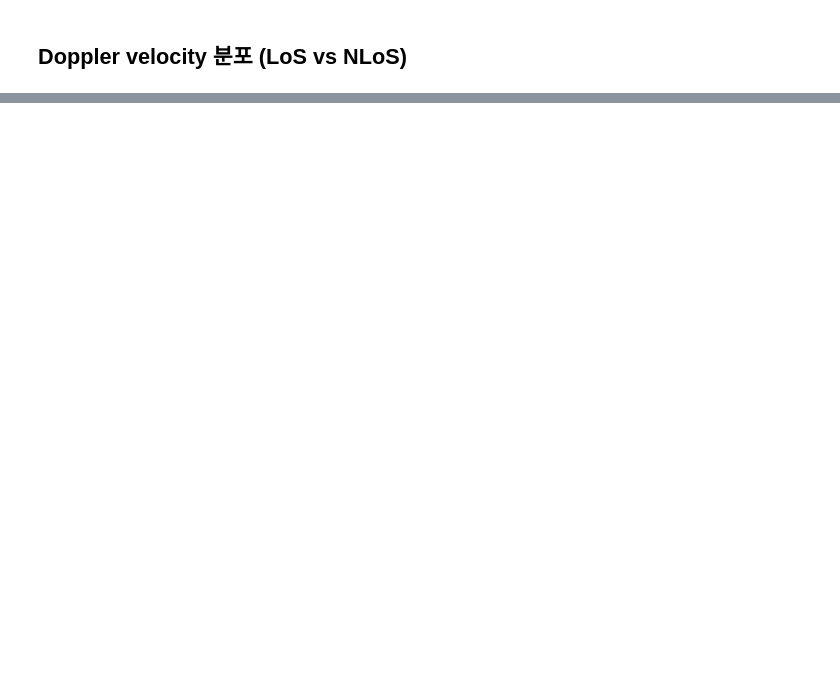
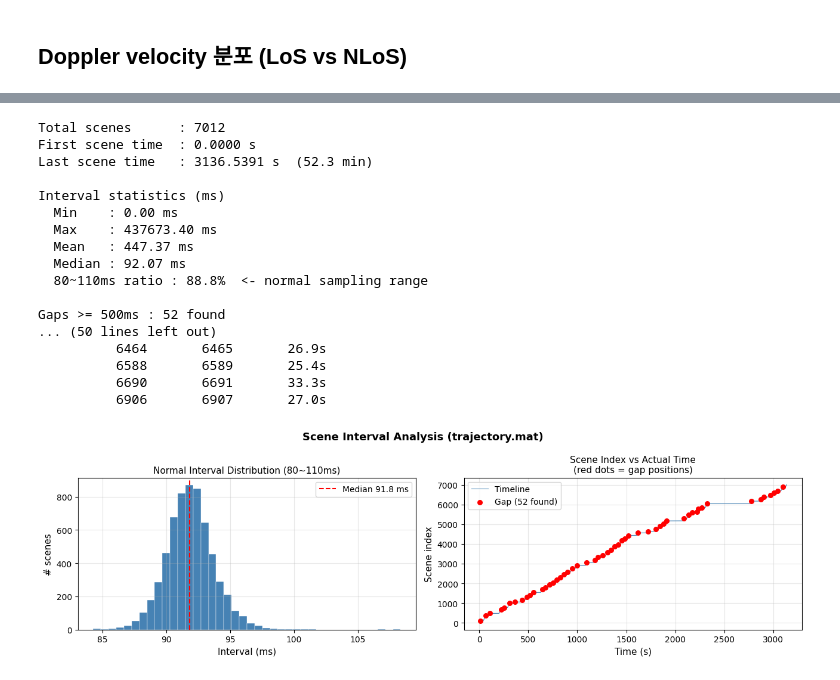
Before and after one commit to yuknow01/Deepverse, a Jupyter notebook: channel_mat.ipynb, the cells around one changed output, grey strips where cells are left out. Saved outputs shown, nothing was run; the diff lists cells and outputs as text; code cells hidden in the pictures; blank space fills up the shorter version.

```diff
--- a/channel_mat.ipynb
+++ b/channel_mat.ipynb
@@ -207,0 +322,79 @@ print(f"NLoS Doppler vel : {dop[~los].mean():.4f} m/s (mean)")
+# %%
+import scipy.io as sio
+import numpy as np
+import matplotlib.pyplot as plt
+
+mat    = sio.loadmat("scenarios/DT31/param/trajectory.mat")
+scenes = mat["scene"][0]
+times  = np.array([float(scenes[i]["time"][0,0][0,0]) for i in range(len(scenes))])
+diffs  = np.diff(times) * 1000  # ms
+
+# ── Basic Statistics ───────────────────────────────────────────
+print(f"Total scenes      : {len(times)}")
+print(f"First scene time  : {times[0]:.4f} s")
+print(f"Last scene time   : {times[-1]:.4f} s  ({(times[-1]-times[0])/60:.1f} min)")
+print()
+print(f"Interval statistics (ms)")
+print(f"  Min    : {diffs.min():.2f} ms")
+print(f"  Max    : {diffs.max():.2f} ms")
+print(f"  Mean   : {diffs.mean():.2f} ms")
+print(f"  Median : {np.median(diffs):.2f} ms")
+print(f"  80~110ms ratio : {((diffs>=80)&(diffs<=110)).mean()*100:.1f}%  <- normal sampling range")
+print()
+
+# Large gaps (>= 500ms)
+big_idx = np.where(diffs > 500)[0]
+print(f"Gaps >= 500ms : {len(big_idx)} found")
+print(f"  {'scene from':>12} {'scene to':>10} {'gap (s)':>10}")
+print(f"  {'-'*35}")
+for i in big_idx:
+    print(f"  {i:>12d} {i+1:>10d} {diffs[i]/1000:>10.1f}s")
+
+# ── Visualization ──────────────────────────────────────────────
+fig, axes = plt.subplots(1, 2, figsize=(13, 4))
+fig.suptitle("Scene Interval Analysis (trajectory.mat)", fontsize=13, fontweight="bold")
+
+# Left: histogram of normal intervals
+normal = diffs[(diffs >= 80) & (diffs <= 110)]
+axes[0].hist(normal, bins=40, color="steelblue", edgecolor="white", linewidth=0.3)
+axes[0].axvline(np.median(normal), color="red", linestyle="--", linewidth=1.5,
+                label=f"Median {np.median(normal):.1f} ms")
+axes[0].set_xlabel("Interval (ms)", fontsize=11)
+axes[0].set_ylabel("# scenes", fontsize=11)
+axes[0].set_title("Normal Interval Distribution (80~110ms)", fontsize=11)
+axes[0].legend(fontsize=10)
+axes[0].grid(True, alpha=0.3)
+
+# Right: 전체를 하나의 선으로 연결 + gap 위치에 빨간 점
+ax = axes[1]
+ax.plot(times, np.arange(len(times)), color="steelblue", linewidth=0.8, label="Timeline")
+ax.scatter(times[big_idx], big_idx, color="red", s=30, zorder=5, label=f"Gap ({len(big_idx)} found)")
+
+ax.set_xlabel("Time (s)", fontsize=11)
+ax.set_ylabel("Scene index", fontsize=11)
+ax.set_title("Scene Index vs Actual Time\n(red dots = gap positions)", fontsize=11)
+ax.legend(fontsize=10)
+ax.grid(True, alpha=0.3)
+
+plt.tight_layout()
+plt.savefig("scene_time_interval.png", dpi=120, bbox_inches="tight")
+plt.show()
+# %% [output]
+Total scenes      : 7012
+First scene time  : 0.0000 s
+Last scene time   : 3136.5391 s  (52.3 min)
+
+Interval statistics (ms)
+  Min    : 0.00 ms
+  Max    : 437673.40 ms
+  Mean   : 447.37 ms
+  Median : 92.07 ms
+  80~110ms ratio : 88.8%  <- normal sampling range
+
+Gaps >= 500ms : 52 found
+... (50 lines left out)
+          6464       6465       26.9s
+          6588       6589       25.4s
+          6690       6691       33.3s
+          6906       6907       27.0s
+[figure, added]
```
Also changed, not shown: parts of 20 cells of this notebook, 11 other files.
